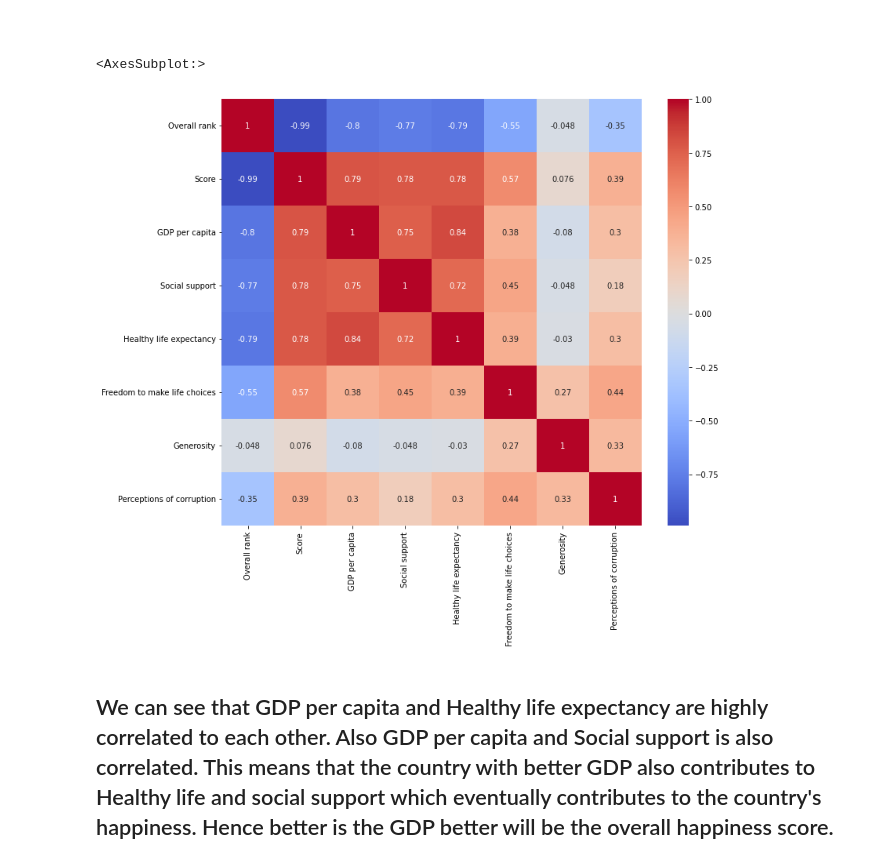
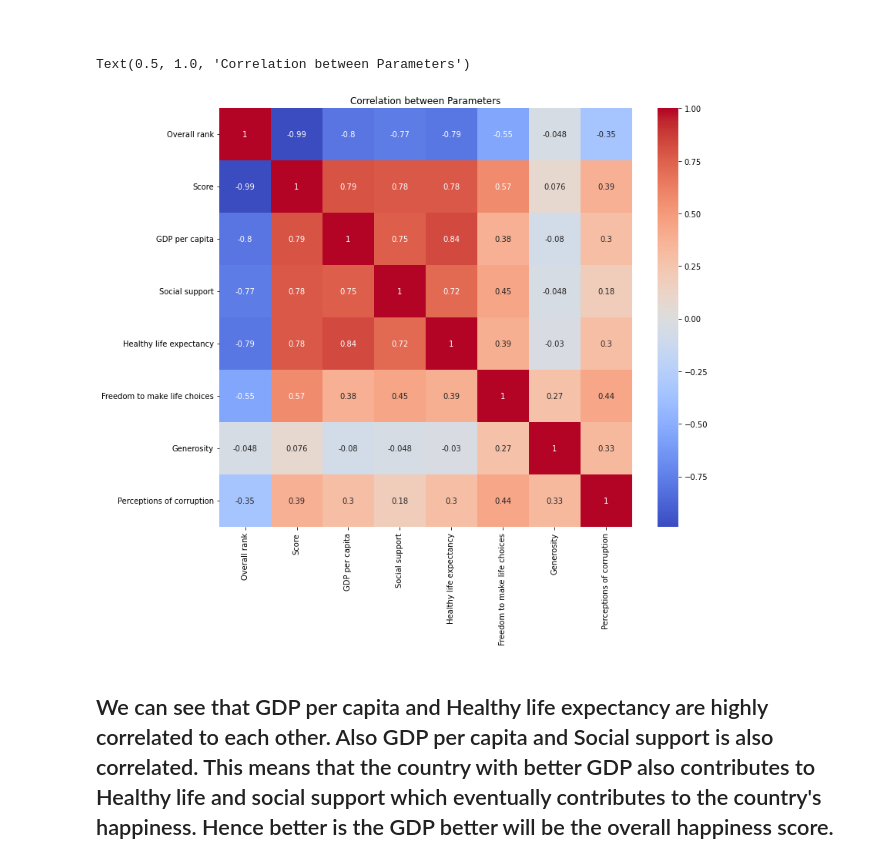
Before and after one commit to PriteshVedak/Test, a Jupyter notebook: what-makes-a-country-happier-exploratory-da.ipynb, the cells around one changed output. Cells and saved outputs as stored; diff of their text form; code cells hidden in the pictures.

```diff
--- a/what-makes-a-country-happier-exploratory-da.ipynb
+++ b/what-makes-a-country-happier-exploratory-da.ipynb
@@ -91,9 +98,10 @@ for bars in ax.containers:
 # %%
 fig = plt.figure(figsize = (12, 10))
 sns.heatmap(df2019.corr(), annot = True, fmt='.2g',cmap= 'coolwarm')
+plt.title("Correlation between Parameters")
 # %% [output]
-<AxesSubplot:>
+Text(0.5, 1.0, 'Correlation between Parameters')
-[figure, old version]
+[figure, new version]
 # %% [markdown]
 ## We can see that GDP per capita and Healthy life expectancy are highly correlated to each other. Also GDP per capita and Social support is also correlated. This means that the country with better GDP also contributes to Healthy life and social support which eventually contributes to the country's happiness. Hence better is the GDP better will be the overall happiness score.
 # %% [markdown]
```
Also changed, not shown: parts of 3 cells of this notebook.
